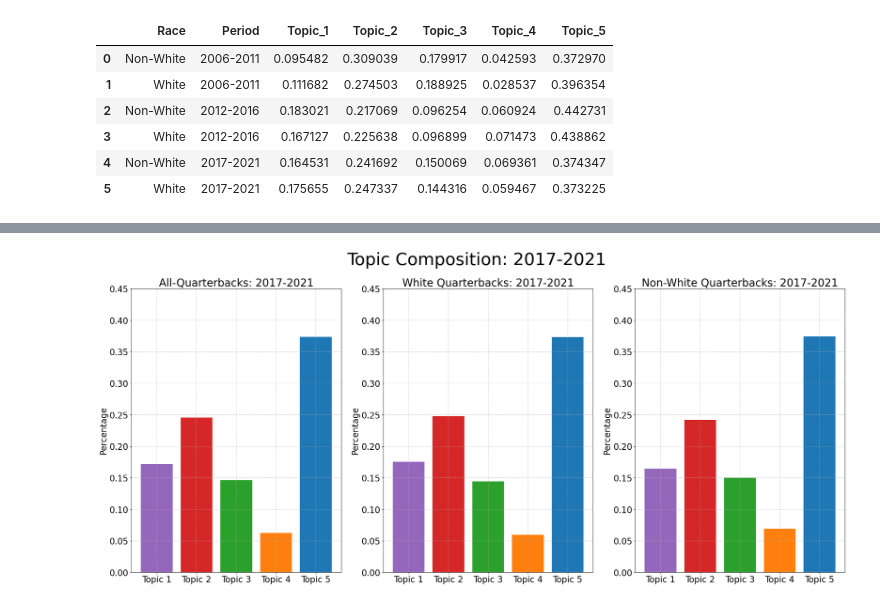
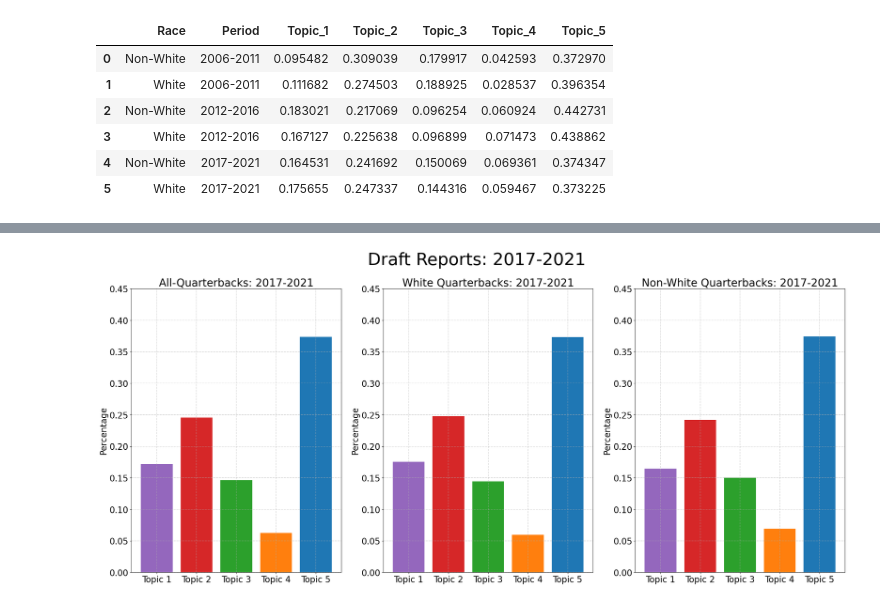
Before and after one commit to Ezekiel-25-17/Racial_Bias_in_American_Football, a Jupyter notebook: reports-lda_feature_engineering.ipynb, the cells around one changed output, grey strips where cells are left out. Cells and saved outputs as stored; diff of their text form; code cells hidden in the pictures.

```diff
--- a/reports-lda_feature_engineering.ipynb
+++ b/reports-lda_feature_engineering.ipynb
@@ -48,9 +48,9 @@ df.head(3)
 # %%
 ### LOAD CHECKPOINT
 checkpoint = '__checkpoints'
-path = 'lda_model_overall'
+path = 'reports-lda_model_overall'
 filename_lda = 'lda_model_overall'
-filename_corpus = 'corpus_overall'
+filename_corpus = 'reports-corpus_overall'
 filename_data = 'data_overall'
 filename_datawords = 'data_words_overall'
 filename_dataready = 'data_ready_overall'
@@ -288,32 +283,32 @@ cols = ['Topic_1', 'Topic_2', 'Topic_3', 'Topic_4', 'Topic_5']
 x = ['Topic 1', 'Topic 2', 'Topic 3', 'Topic 4', 'Topic 5']
 colors = ['tab:purple', 'tab:red', 'tab:green',  'tab:orange', 'tab:blue']
 yticks = np.arange(0, 0.46, 0.05)
 grid_alpha = 0.5
 linestyle = '--'
 linewidth = 1.25
 
 ax = axs[0]
 y = df4[df4['Period'] == period][cols].reset_index(drop=True).loc[0]
 ax.bar(x, y, color=colors)
 ax.set(ylabel='Percentage', yticks=yticks)
 ax.set_title(f'All-Quarterbacks: {period}', fontsize=25)
 ax.grid(alpha=grid_alpha, linestyle=linestyle, linewidth=linewidth)
 
 ax = axs[1]
 y = df5[(df5['Race'] == 'White') & (df5['Period'] == period)][cols].reset_index(drop=True).loc[0]
 ax.bar(x, y, color=colors)
 ax.set(ylabel='Percentage', yticks=yticks)
 ax.set_title(f'White Quarterbacks: {period}', fontsize=25)
 ax.grid(alpha=grid_alpha, linestyle=linestyle, linewidth=linewidth)
 
 ax = axs[2]
 y = df5[(df5['Race'] == 'Non-White') & (df5['Period'] == period)][cols].reset_index(drop=True).loc[0]
 ax.bar(x, y, color=colors)
 ax.set(ylabel='Percentage', yticks=yticks)
 ax.set_title(f'Non-White Quarterbacks: {period}', fontsize=25)
 ax.grid(alpha=grid_alpha, linestyle=linestyle, linewidth=linewidth)
 
-plt.suptitle(f'Topic Composition: {period}', fontsize=40)
+plt.suptitle(f'Draft Reports: {period}', fontsize=40)
 plt.show()
 # %% [output]
-[figure, old version]
+[figure, new version]
```
Also changed, not shown: parts of 5 cells of this notebook.
